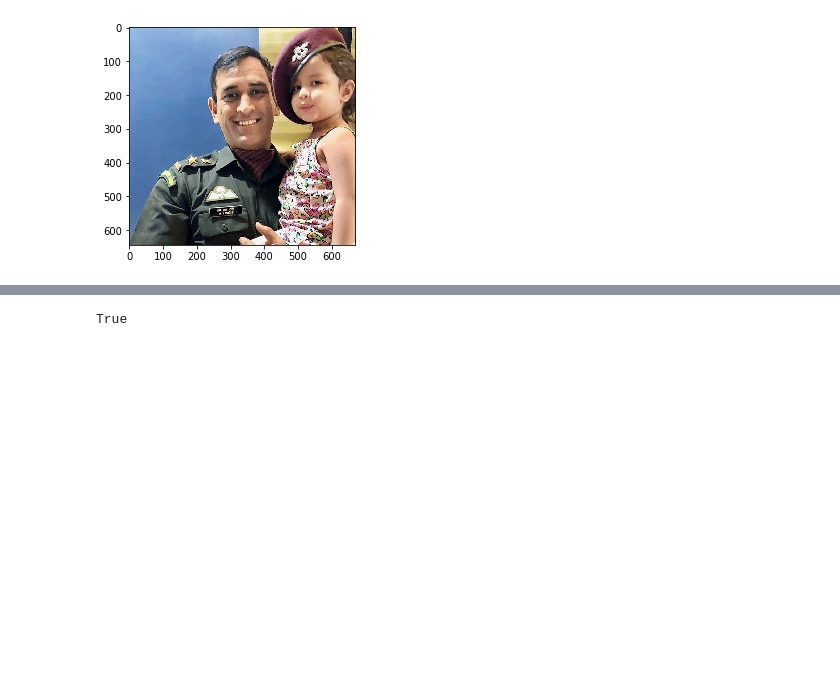
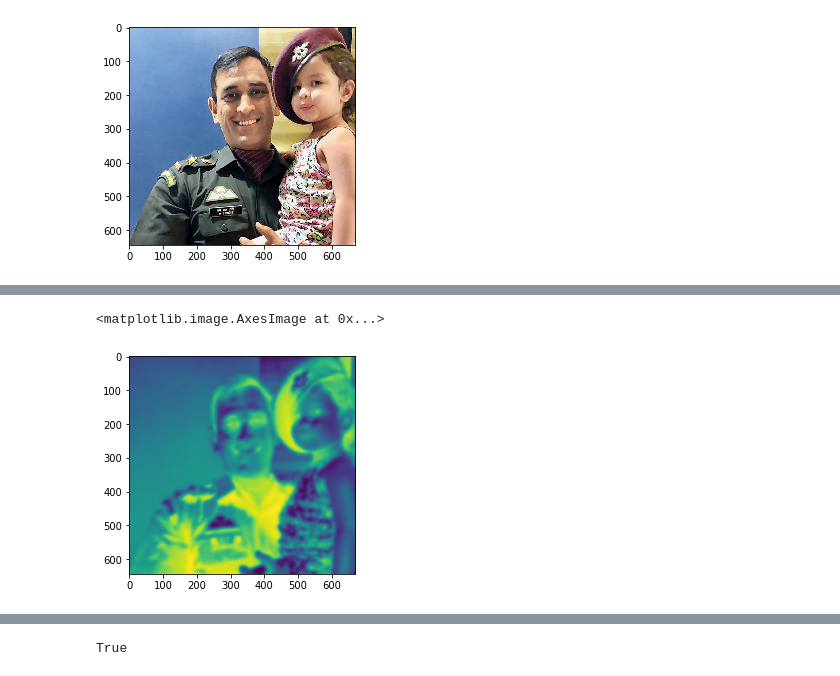
Before and after one commit to chamow97/Sketch, a Jupyter notebook: Sketch.ipynb, the cells around one changed output, grey strips where cells are left out. Drawn from its saved outputs; the diff is of its cells as text; code cells hidden in the pictures; blank space fills up the shorter version.

```diff
--- a/Sketch.ipynb
+++ b/Sketch.ipynb
@@ -23,6 +33,10 @@ plt.imshow(img)
 # %%
 #blur image
 blur_image=scipy.ndimage.filters.gaussian_filter(inverted_image, sigma=5)
+plt.imshow(blur_image)
+# %% [output]
+<matplotlib.image.AxesImage at 0x...>
+[figure, added]
 # %%
 def dodge(front, back):
     result=front*255/(255-back)
```
Also changed, not shown: parts of 5 cells of this notebook, 6 other files.
